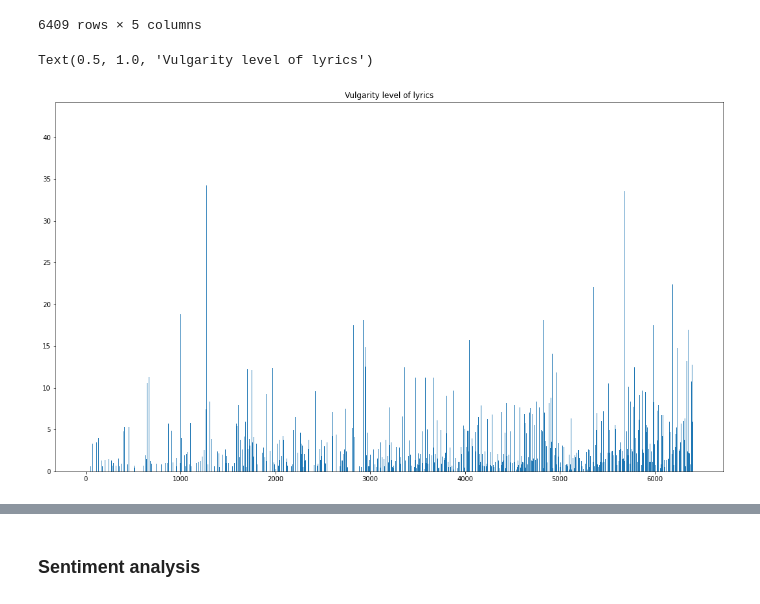
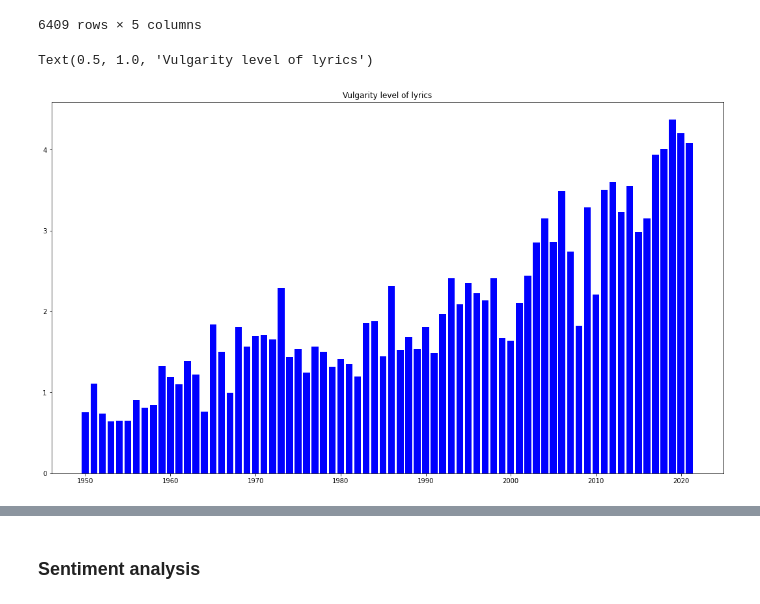
Before and after one commit to alsarna/lyrics_nlp, a Jupyter notebook: lyrics_analysis.ipynb, the cells around one changed output, grey strips where cells are left out. Drawn from its saved outputs; the diff is of its cells as text; code cells hidden in the pictures.

```diff
--- a/lyrics_analysis.ipynb
+++ b/lyrics_analysis.ipynb
@@ -176,9 +196,12 @@ display(level_of_vulgarity_df)
 | 6408 | 99 | Chase Rice Featuring Florida Geor... | Drinkin' Beer. Talkin' God. Amen. | 2021 | 7.29 |
 6409 rows × 5 columns
 # %%
+# Vulgarity level each year plot
+grouped_vulgsrity = songs.groupby('Year')['Vulgarity Level'].aggregate('mean').tolist()
+analyzed_data_range['Mean Vulgarity'] = grouped_vulgsrity
 plt.figure(figsize = (18.5, 10.5))
-plt.bar(songs.index, songs['Vulgarity Level'])
+plt.bar(analyzed_data_range['Year'], grouped_vulgsrity, color = 'blue')
 plt.title('Vulgarity level of lyrics')
 # %% [output]
 Text(0.5, 1.0, 'Vulgarity level of lyrics')
-[figure, old version]
+[figure, new version]
```
Also changed, not shown: parts of 16 cells of this notebook.
